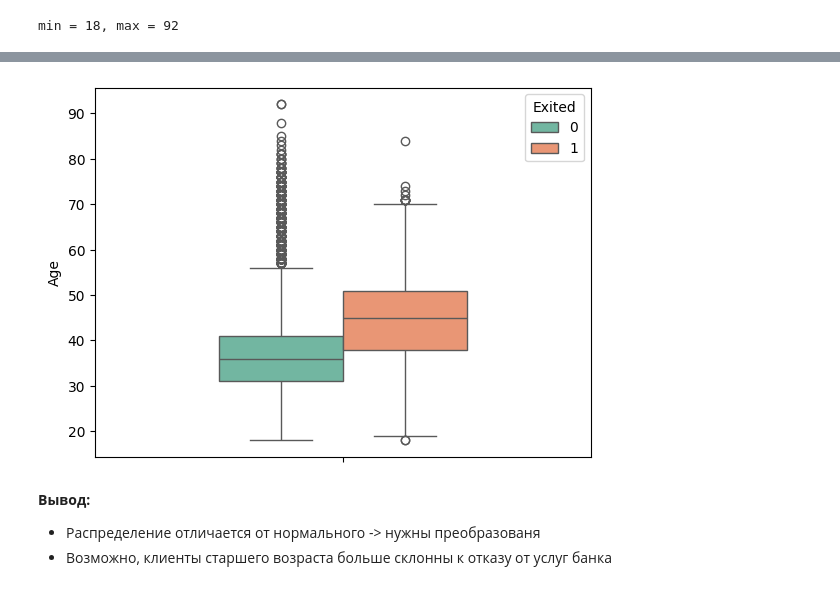
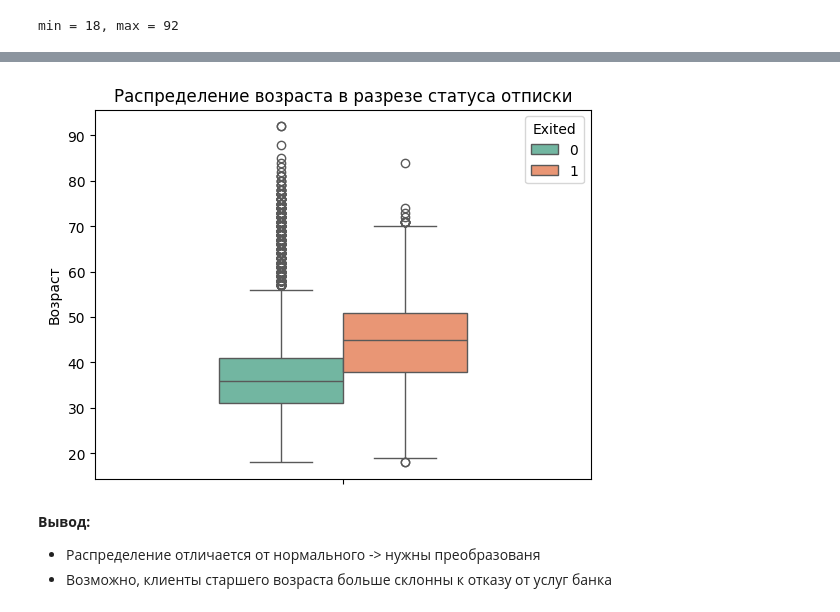
Before and after one commit to iamchris0/ABD_project_25, a Jupyter notebook: EDA/eda_petrova.ipynb, the cells around one changed output, grey strips where cells are left out. Cells and saved outputs as stored; diff of their text form; code cells hidden in the pictures.

```diff
--- a/EDA/eda_petrova.ipynb
+++ b/EDA/eda_petrova.ipynb
@@ -10,3 +8,6 @@ df = pd.read_csv('Churn_Modelling.csv')
+# %%
+path = '/Users/m.a.n.nikityukgmail.com/Desktop/Projects/ABD_project_25/ABD_project_25/Churn_Modelling.csv'
+df = pd.read_csv(path)
 # %% [markdown]
 **Таблица:** данные содержат сведения о клиентах банка, целевая переменная представляет собой бинарную переменную, отражающую тот факт, покинул ли клиент банк (закрыл свой счет) или продолжает оставаться клиентом.
 # %% [markdown]
@@ -231,7 +371,11 @@ sns.histplot(df, x='Age', bins=30, hue='Exited');
 # %%
-sns.boxplot(df, y='Age', hue='Exited', width=0.5);
+ax = sns.boxplot(df, y='Age', hue='Exited', width=0.5)
+ax.set_ylabel('Возраст')
+ax.set_title('Распределение возраста в разрезе статуса отписки')
+
+plt.show()
 # %% [output]
-[figure, old version]
+[figure, new version]
 # %% [markdown]
 **Вывод:**
 - Распределение отличается от нормального -> нужны преобразованя
```
Also changed, not shown: parts of 44 cells of this notebook.
